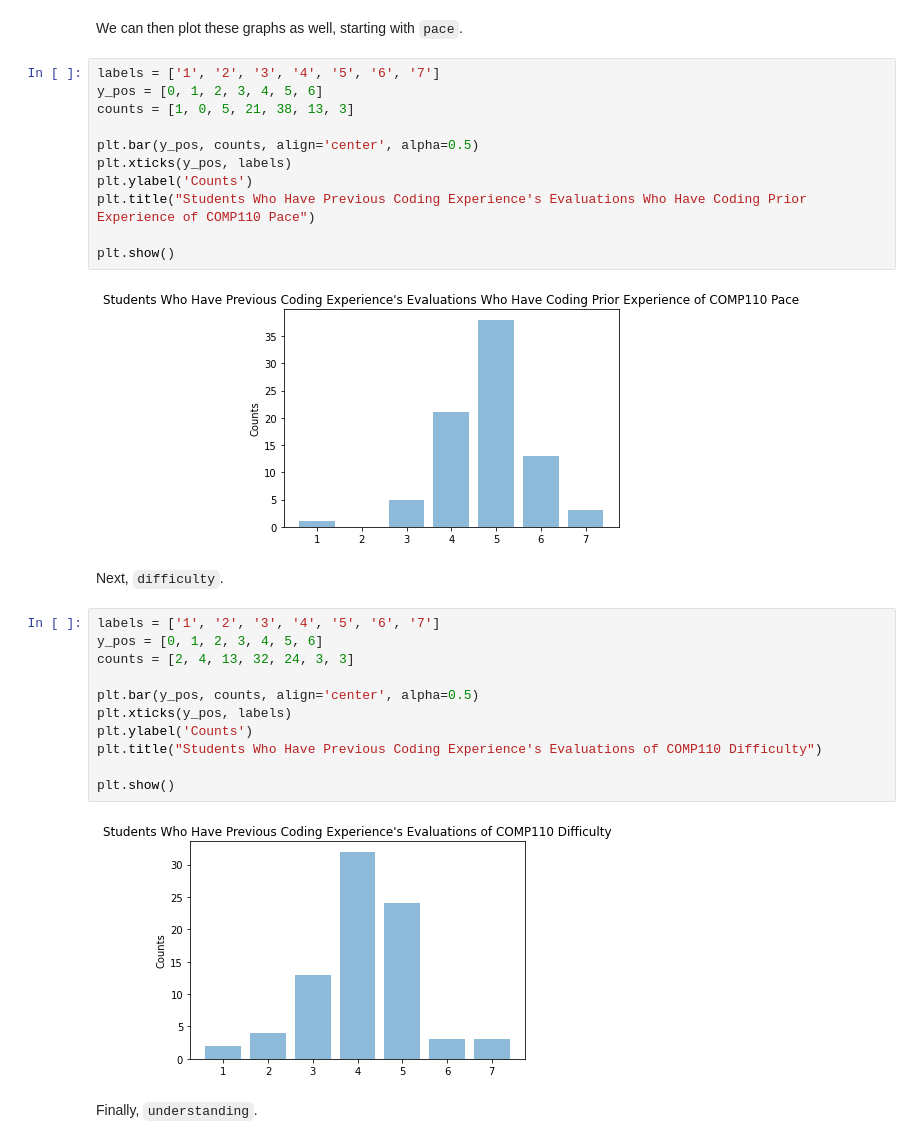
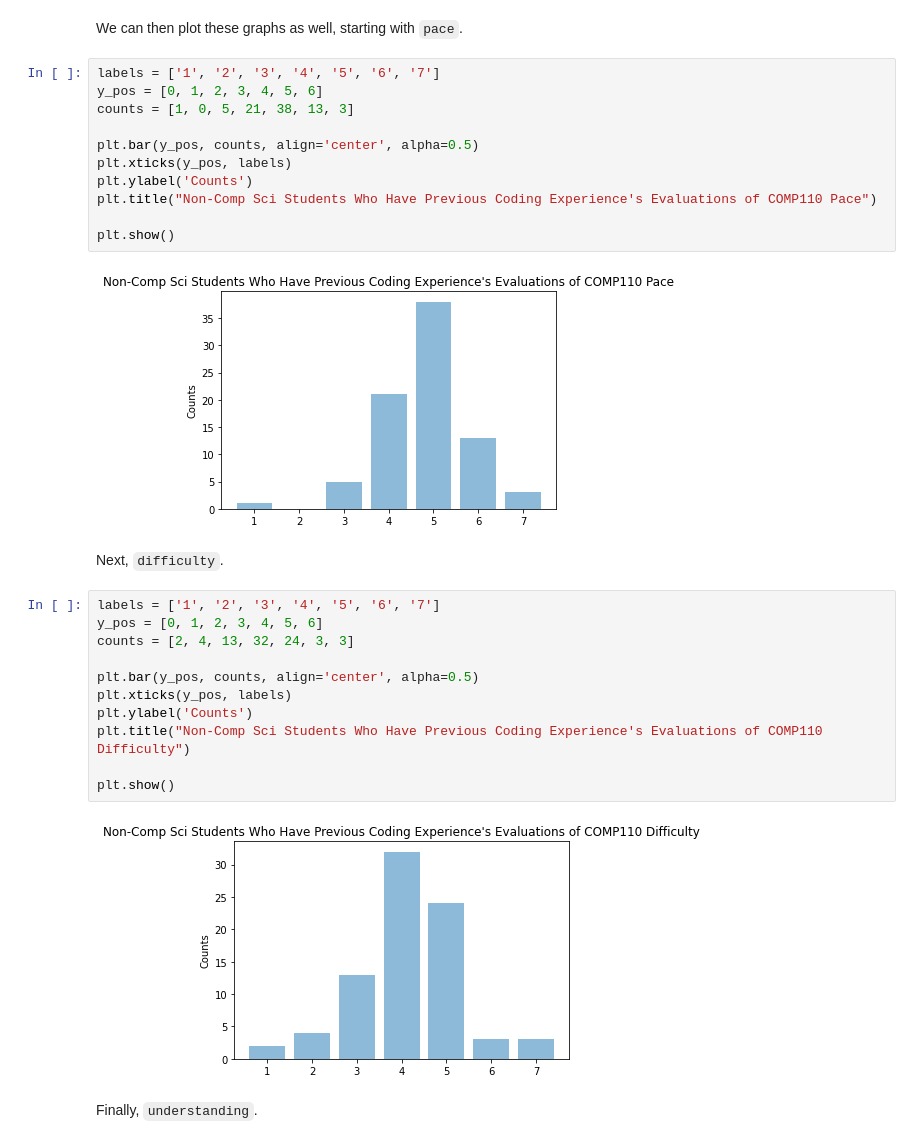
Before and after one commit to mnk48/comp110-22s-workspace, a Jupyter notebook: exercises/ex08/analysis.ipynb, the cells around one changed output. Drawn from its saved outputs; the diff is of its cells as text.

```diff
--- a/exercises/ex08/analysis.ipynb
+++ b/exercises/ex08/analysis.ipynb
@@ -254,16 +254,16 @@ We can then plot these graphs as well, starting with `pace`.
 # %%
 labels = ['1', '2', '3', '4', '5', '6', '7']
 y_pos = [0, 1, 2, 3, 4, 5, 6]
 counts = [1, 0, 5, 21, 38, 13, 3]
 
 plt.bar(y_pos, counts, align='center', alpha=0.5)
 plt.xticks(y_pos, labels)
 plt.ylabel('Counts')
-plt.title("Students Who Have Previous Coding Experience's Evaluations Who Have Coding Prior Experience of COMP110 Pace")
+plt.title("Non-Comp Sci Students Who Have Previous Coding Experience's Evaluations of COMP110 Pace")
 
 plt.show()
 # %% [output]
-[figure, old version]
+[figure, new version]
 # %% [markdown]
 Next, `difficulty`.
 # %%
@@ -274,11 +274,11 @@ counts = [2, 4, 13, 32, 24, 3, 3]
 plt.bar(y_pos, counts, align='center', alpha=0.5)
 plt.xticks(y_pos, labels)
 plt.ylabel('Counts')
-plt.title("Students Who Have Previous Coding Experience's Evaluations of COMP110 Difficulty")
+plt.title("Non-Comp Sci Students Who Have Previous Coding Experience's Evaluations of COMP110 Difficulty")
 
 plt.show()
 # %% [output]
-[figure, old version]
+[figure, new version]
 # %% [markdown]
 Finally, `understanding`.
 # %%
```
Also changed, not shown: parts of 1 cell of this notebook.
